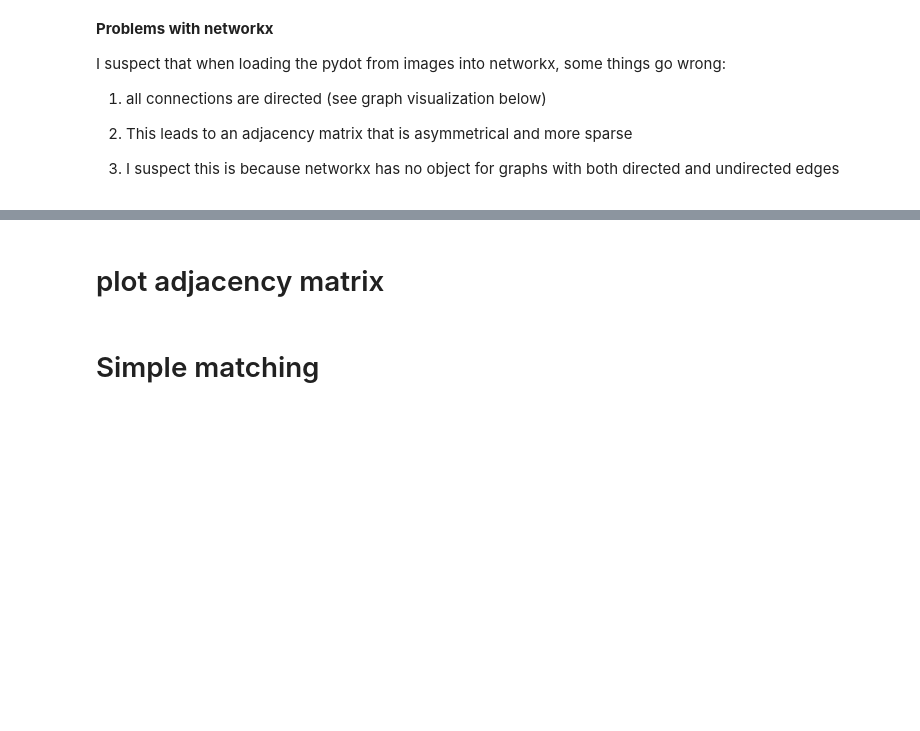
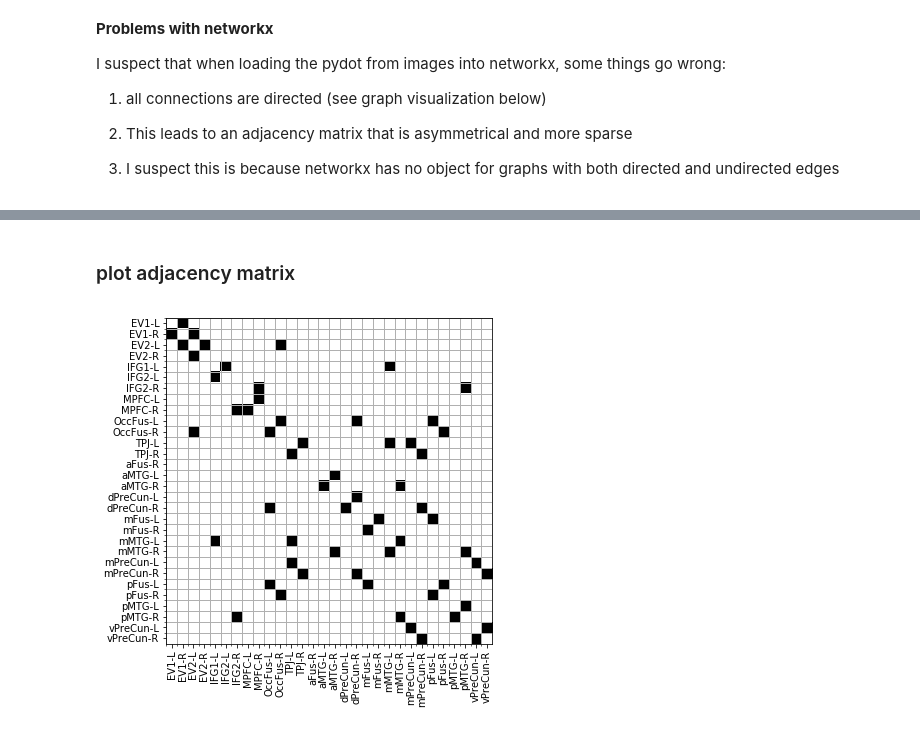
Before and after one commit to oliver-contier/famface-temporal-dynamics, a Jupyter notebook: notebooks/pycausal_analysis.ipynb, the cells around one changed output, grey strips where cells are left out. Drawn from its saved outputs; the diff is of its cells as text; code cells hidden in the pictures; blank space fills up the shorter version.

```diff
--- a/notebooks/pycausal_analysis.ipynb
+++ b/notebooks/pycausal_analysis.ipynb
@@ -45,6 +45,6 @@ pc.stop_vm() # stop
 # images.getEdges()
 # %%
 # render resulting graph
-dot = images.getDot()
-svg_str = dot.create_svg(prog='dot')
-# SVG(svg_str)
+dot_raw = images_raw.getDot()
+svg_str = dot_raw.create_svg(prog='dot')
+SVG(svg_str)
@@ -119,7 +129,7 @@ I suspect that when loading the pydot from images into networkx, some things go
 3) I suspect this is because networkx has no object for graphs with both directed and undirected edges
 # %%
 # switch from images.pydot to nx graph
-graph_raw = nx_pydot.from_pydot(dot)
+graph_raw = nx_pydot.from_pydot(dot_raw)
 graph_nb = nx_pydot.from_pydot(dot_nb)
 
 # check if the nx adj matrix is identical to the one we extracted manually (nope)
@@ -142,5 +152,6 @@ def get_sorted_matrix_nx(G):
 # %%
-# und_nb = graph_nb.to_undirected()
+und_raw = graph_raw.to_undirected()
+und_nb = graph_nb.to_undirected()
 # %%
 # positions=nx.spring_layout(graph_nb,iterations=30)
 # plt.figure(figsize=(12,12))
@@ -153,5 +164,5 @@ def get_sorted_matrix_nx(G):
 # %% [markdown]
-# plot adjacency matrix
+### plot adjacency matrix
 # %%
 def plot_am_from_nx(G, node_order=None, partitions=[], colors=[], figsz=(5,5)):
     """
@@ -203,6 +214,7 @@ def plot_am_from_nx(G, node_order=None, partitions=[], colors=[], figsz=(5,5)):
 
     return fig
 # %%
-# matrixplot = plot_am_from_nx(G=graph_nb, figsz=(6,6), node_order=sorted(graph_nb.nodes()))
+# undirected adjacency matrix from preprocessed data
+matxrixplot = plot_am_from_nx(G=und_raw, figsz=(6,6), node_order=sorted(graph_nb.nodes()))
+# %% [output]
+[figure, added]
-# %% [markdown]
-# Simple matching
```
Also changed, not shown: parts of 64 cells of this notebook, 1 other file.
